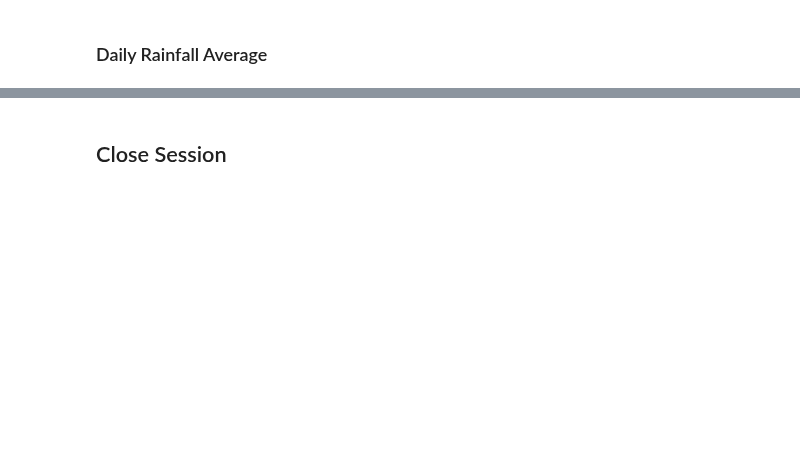
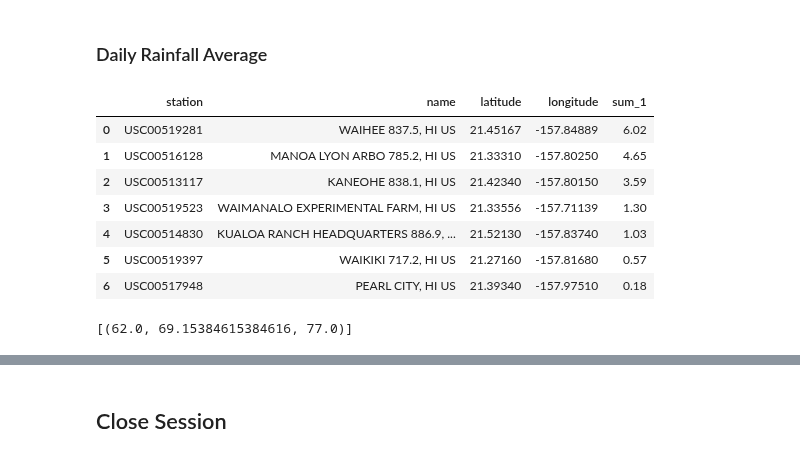
Before and after one commit to jjwilliams11/sqlalchemy-challenge, a Jupyter notebook: temp_analysis_bonus_2_starter.ipynb, the cells around one changed output, grey strips where cells are left out. Cells and saved outputs as stored; diff of their text form; code cells hidden in the pictures; blank space fills up the shorter version.

```diff
--- a/temp_analysis_bonus_2_starter.ipynb
+++ b/temp_analysis_bonus_2_starter.ipynb
@@ -103,7 +94,26 @@ plt.tight_layout()
 # %%
 # Calculate the total amount of rainfall per weather station for your trip dates using the previous year's
 # matching dates.
 # Sort this in descending order by precipitation amount and list the station, name, latitude, longitude, and elevation
+rain_stations = session.query(measurement.station, station.name, station.latitude,\
+                            station.longitude, func.sum(measurement.prcp))\
+                            .filter(measurement.station==station.station)\
+                            .filter(measurement.date.between('2016-08-01', '2016-08-07'))\
+                            .group_by(measurement.station)\
+                            .order_by(func.sum(measurement.prcp).desc()).statement
+
+# Show query results
+trip_rain = pd.read_sql_query(rain_stations,session.bind)
+trip_rain
+# %% [output]
+|  | station | name | latitude | longitude | sum_1 |
+| 0 | USC00519281 | WAIHEE 837.5, HI US | 21.45167 | -157.84889 | 6.02 |
+| 1 | USC00516128 | MANOA LYON ARBO 785.2, HI US | 21.33310 | -157.80250 | 4.65 |
+| 2 | USC00513117 | KANEOHE 838.1, HI US | 21.42340 | -157.80150 | 3.59 |
+| 3 | USC00519523 | WAIMANALO EXPERIMENTAL FARM, HI US | 21.33556 | -157.71139 | 1.30 |
+| 4 | USC00514830 | KUALOA RANCH HEADQUARTERS 886.9, ... | 21.52130 | -157.83740 | 1.03 |
+| 5 | USC00519397 | WAIKIKI 717.2, HI US | 21.27160 | -157.81680 | 0.57 |
+| 6 | USC00517948 | PEARL CITY, HI US | 21.39340 | -157.97510 | 0.18 |
 # %%
 # Use this function to calculate the daily normals
 # (i.e. the averages for tmin, tmax, and tavg for all historic data matching a specific month and day)
@@ -119,11 +129,13 @@ def daily_normals(date):
 
     """
 
-    sel = [func.min(Measurement.tobs), func.avg(Measurement.tobs), func.max(Measurement.tobs)]
-    return session.query(*sel).filter(func.strftime("%m-%d", Measurement.date) == date).all()
+    sel = [func.min(measurement.tobs), func.avg(measurement.tobs), func.max(measurement.tobs)]
+    return session.query(*sel).filter(func.strftime("%m-%d", measurement.date) == date).all()
 
 # For example
 daily_normals("01-01")
+# %% [output]
+[(62.0, 69.15384615384616, 77.0)]
 # %%
 # calculate the daily normals for your trip
 # push each tuple of calculations into a list called `normals`
```
Also changed, not shown: parts of 7 cells of this notebook, 5 other files.
